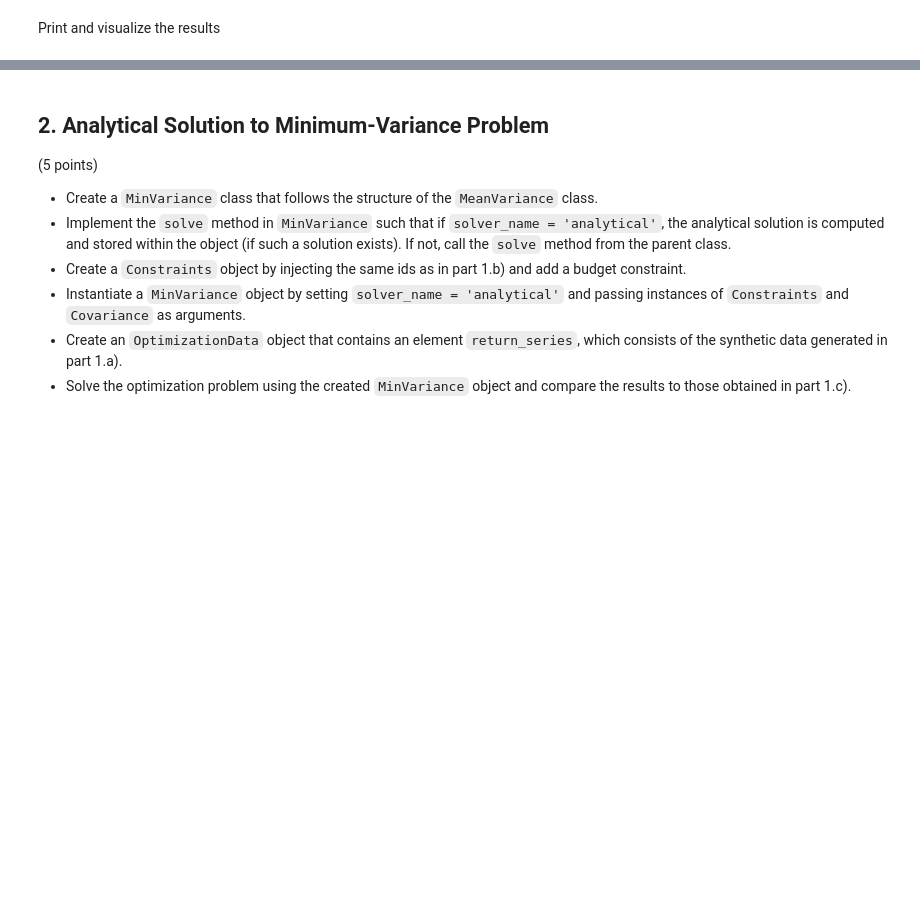
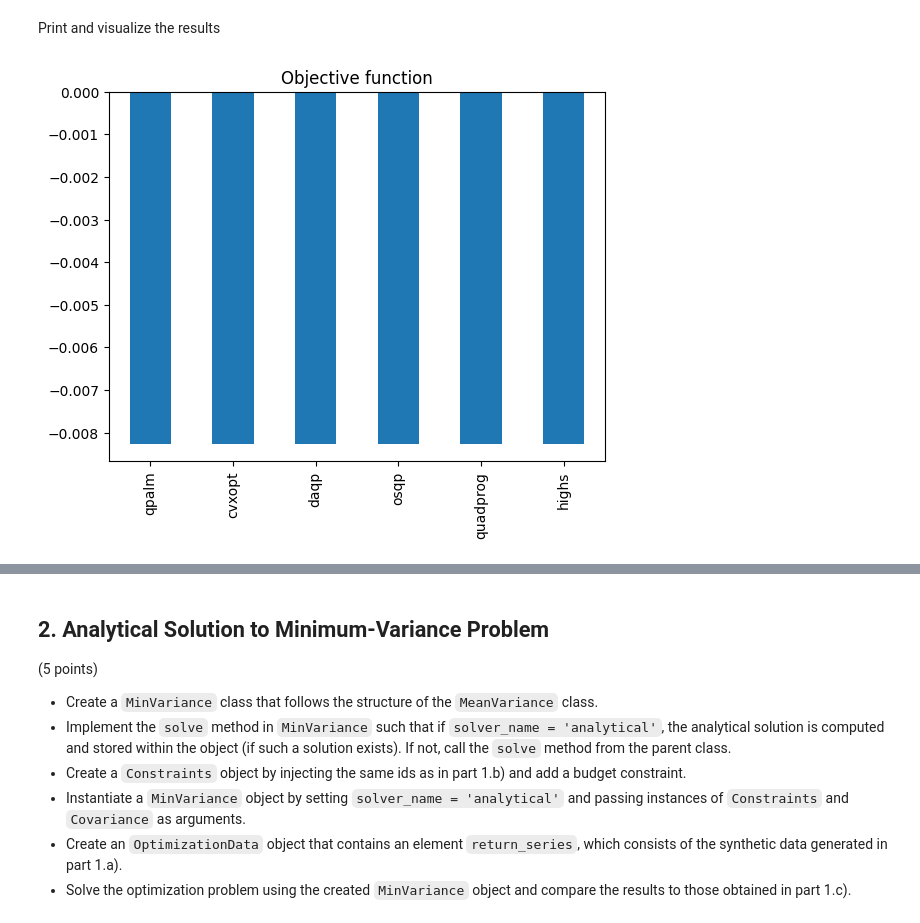
Before and after one commit to v-buchkov/qpmwp-course, a Jupyter notebook: assignments/assignment_1.ipynb, the cells around one changed output, grey strips where cells are left out. Saved outputs shown, nothing was run; the diff lists cells and outputs as text; code cells hidden in the pictures; blank space fills up the shorter version.

```diff
--- a/assignments/assignment_1.ipynb
+++ b/assignments/assignment_1.ipynb
@@ -36,0 +91,6 @@ Generate a Multivariate-Normal random dataset of dimension TxN, T=1000, N=100, a
+# %%
+def var_covar_from_corr_array(corr_array: np.array, volatilities: np.array) -> np.array:
+    return volatilities @ corr_array @ volatilities
+# %%
+cov = var_covar_from_corr_array(corr_matrix, np.diag(np.sqrt(vols)))
+cov.shape
@@ -109,0 +186,32 @@ GhAb = constraints.to_GhAb()
+# %%
+# Extract the constraints in the format required by the solver
+GhAb = constraints.to_GhAb()
+
+# Loop over solvers, instantiate the quadratic program, solve it and store the results
+results = pd.DataFrame(columns=['solution_found', 'objective', 'primal_residual', 'dual_residual', 'duality_gap', 'runtime'], index=list(USABLE_SOLVERS))
+for solver_name in USABLE_SOLVERS:
+    solver_settings = {'solver_name': solver_name}
+    model = QuadraticProgram(
+        P=P.to_numpy(),
+        q=q.to_numpy() * -1,
+        G=GhAb['G'],
+        h=GhAb['h'],
+        A=GhAb['A'],
+        b=GhAb['b'],
+        lb = constraints.box['lower'].to_numpy(),
+        ub = constraints.box['upper'].to_numpy(),
+        solver_settings=solver_settings,
+    )
+    start_time = timeit.default_timer()
+    model.solve()
+    runtime = timeit.default_timer() - start_time
+
+    results.loc[solver_name, 'solution_found'] = model.results['solution'].found
+    results.loc[solver_name, 'objective'] = model.results['solution'].obj
+    results.loc[solver_name, 'primal_residual'] = model.results['solution'].primal_residual() if model.results['solution'].found else ['NA']
+    results.loc[solver_name, 'dual_residual'] = model.results['solution'].dual_residual() if model.results['solution'].found else ['NA']
+    results.loc[solver_name, 'duality_gap'] = model.results['solution'].duality_gap() if model.results['solution'].found else ['NA']
+    results.loc[solver_name, 'runtime'] = runtime
+
+
+# Extract runtime, accuracy, reliability
@@ -113,0 +232,6 @@ Print and visualize the results
+# %%
+sort_order = results["runtime"].sort_values(ascending=True).index
+
+results.loc[sort_order, "objective"].plot(kind='bar', title='Objective function');
+# %% [output]
+[figure, added]
```
Also changed, not shown: parts of 18 cells of this notebook, 1 other file.
